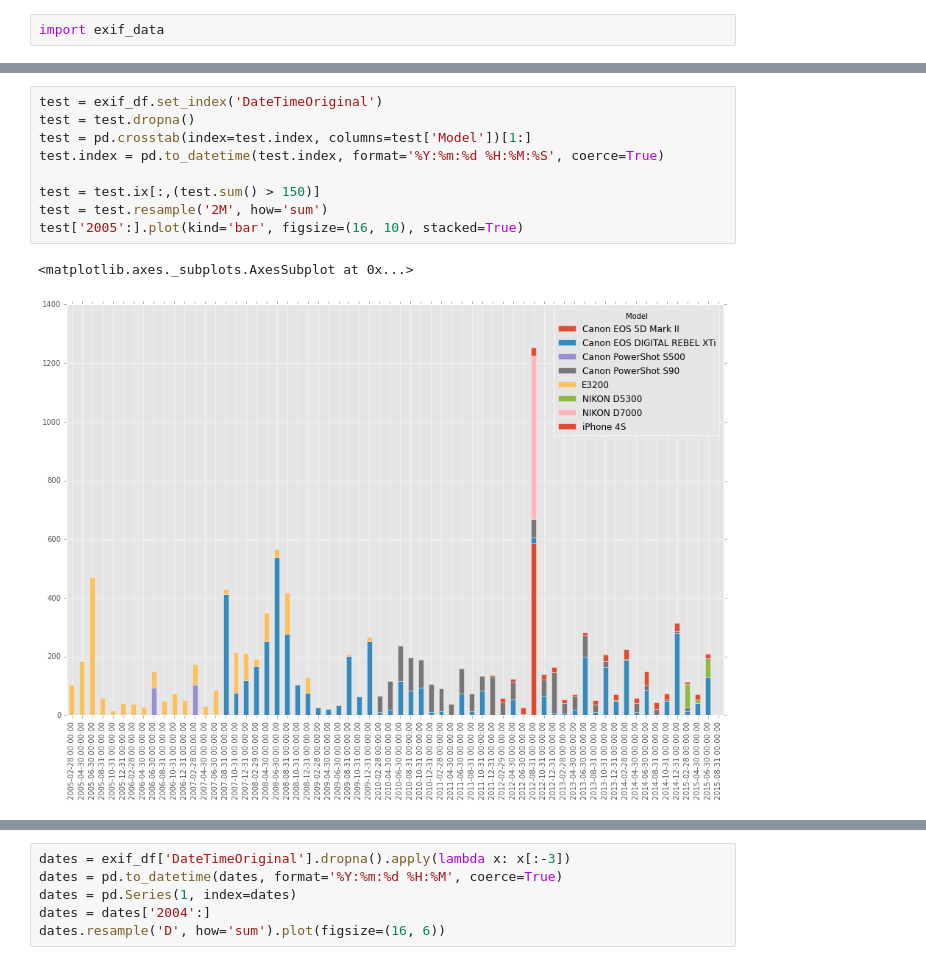
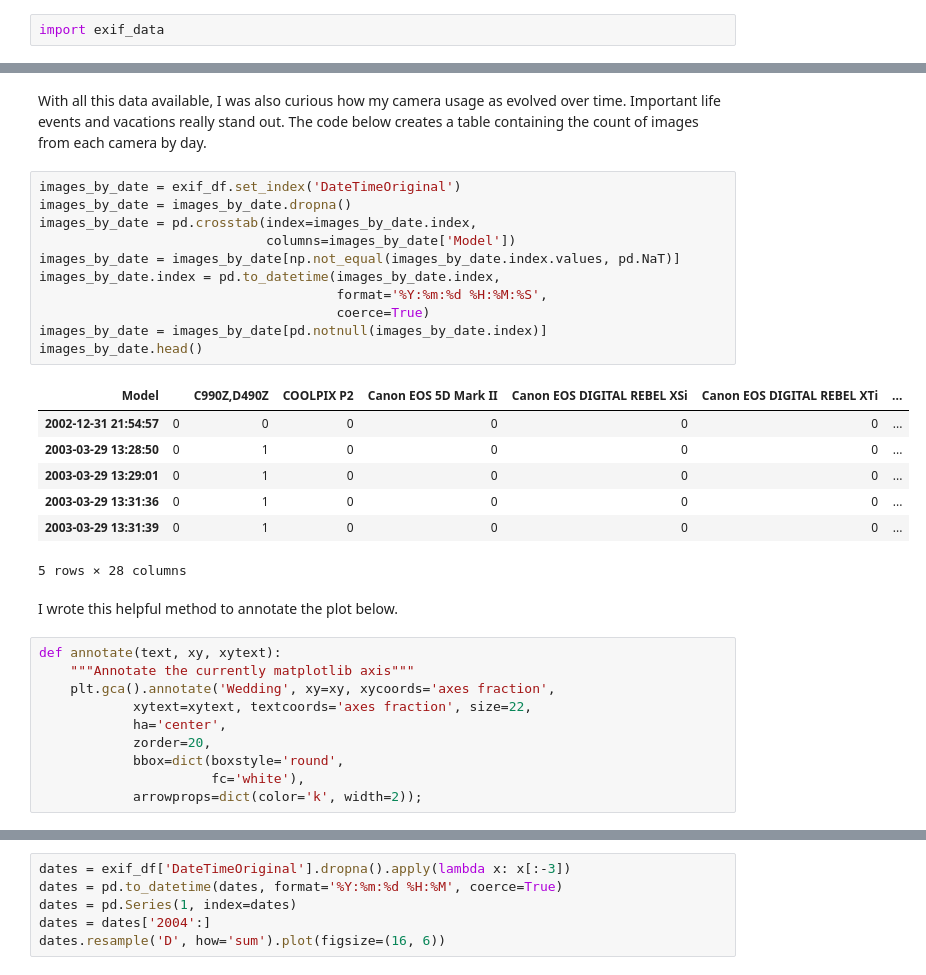
Before and after one commit to VaultHack/img-exif, a Jupyter notebook: img-exif.ipynb, the cells around one changed output, grey strips where cells are left out. Saved outputs shown, nothing was run; the diff lists cells and outputs as text.

```diff
--- a/img-exif.ipynb
+++ b/img-exif.ipynb
@@ -78,12 +91,33 @@ exif_df[lengths != 19].dropna()
+# %% [markdown]
+With all this data available, I was also curious how my camera usage as evolved over time. Important life events and vacations really stand out. The code below creates a table containing the count of images from each camera by day.
 # %%
-test = exif_df.set_index('DateTimeOriginal')
-test = test.dropna()
-test = pd.crosstab(index=test.index, columns=test['Model'])[1:]
-test.index = pd.to_datetime(test.index, format='%Y:%m:%d %H:%M:%S', coerce=True)
-
-test = test.ix[:,(test.sum() > 150)]
-test = test.resample('2M', how='sum')
-test['2005':].plot(kind='bar', figsize=(16, 10), stacked=True)
+images_by_date = exif_df.set_index('DateTimeOriginal')
+images_by_date = images_by_date.dropna()
+images_by_date = pd.crosstab(index=images_by_date.index,
+                             columns=images_by_date['Model'])
+images_by_date = images_by_date[np.not_equal(images_by_date.index.values, pd.NaT)]
+images_by_date.index = pd.to_datetime(images_by_date.index,
+                                      format='%Y:%m:%d %H:%M:%S',
+                                      coerce=True)
+images_by_date = images_by_date[pd.notnull(images_by_date.index)]
+images_by_date.head()
 # %% [output]
+| Model |  | C990Z,D490Z | COOLPIX P2 | Canon EOS 5D Mark II | Canon EOS DIGITAL REBEL XSi | Canon EOS DIGITAL REBEL XTi | ... |
+| 2002-12-31 21:54:57 | 0 | 0 | 0 | 0 | 0 | 0 | ... |
+| 2003-03-29 13:28:50 | 0 | 1 | 0 | 0 | 0 | 0 | ... |
+| 2003-03-29 13:29:01 | 0 | 1 | 0 | 0 | 0 | 0 | ... |
+| 2003-03-29 13:31:36 | 0 | 1 | 0 | 0 | 0 | 0 | ... |
+| 2003-03-29 13:31:39 | 0 | 1 | 0 | 0 | 0 | 0 | ... |
-<matplotlib.axes._subplots.AxesSubplot at 0x...>
+5 rows × 28 columns
-[figure, removed]
+# %% [markdown]
+I wrote this helpful method to annotate the plot below.
+# %%
+def annotate(text, xy, xytext):
+    """Annotate the currently matplotlib axis"""
+    plt.gca().annotate('Wedding', xy=xy, xycoords='axes fraction',
+            xytext=xytext, textcoords='axes fraction', size=22,
+            ha='center',
+            zorder=20,
+            bbox=dict(boxstyle='round',
+                      fc='white'),
+            arrowprops=dict(color='k', width=2));
```
Also changed, not shown: parts of 11 cells of this notebook.
